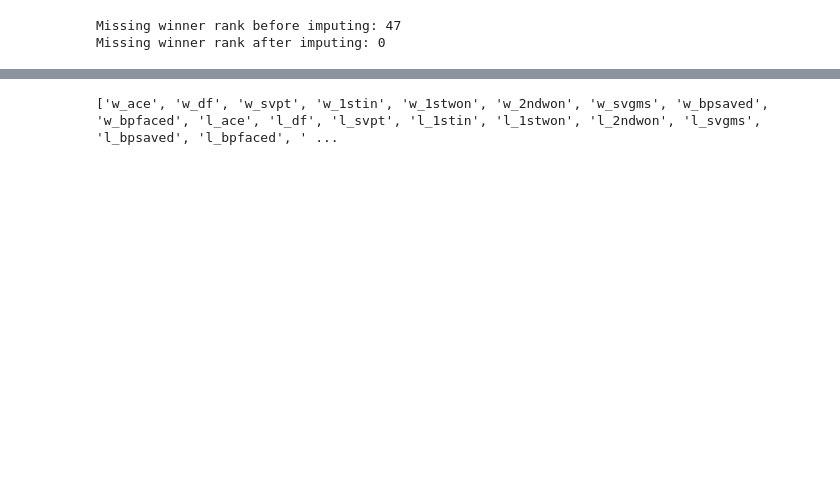
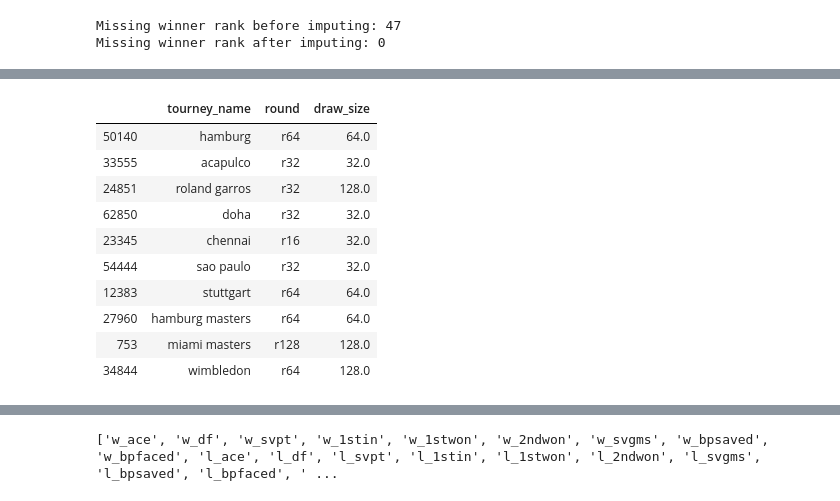
Before and after one commit to sv650s/atp-tennis-predictions, a Jupyter notebook: notebooks/2-atp_preprocessing.ipynb, the cells around one changed output, grey strips where cells are left out. Cells and saved outputs as stored; diff of their text form; code cells hidden in the pictures; blank space fills up the shorter version.

```diff
--- a/notebooks/2-atp_preprocessing.ipynb
+++ b/notebooks/2-atp_preprocessing.ipynb
@@ -336,0 +423,26 @@ Missing winner rank after imputing: 0
+# %%
+# impute draw size for single elimination tournament
+import re
+
+# we are going to impute in reverse order so that we impute with max
+for r in rounds:
+    size = int(re.sub("r", "", r))
+    # impute draw_size for the entire tournament
+    tids = np.unique(matches[(matches["round"] == r) & (matches.draw_size.isnull())][["year_tourney_id"]])
+    matches.loc[matches["year_tourney_id"].isin(tids), "draw_size"] = size
+
+# let's look at the same random samples and see if they look correct
+# round should be < then draw_size
+matches.loc[missing_draw_indexes][["tourney_name", "round", "draw_size"]]
+# %% [output]
+|  | tourney_name | round | draw_size |
+| 50140 | hamburg | r64 | 64.0 |
+| 33555 | acapulco | r32 | 32.0 |
+| 24851 | roland garros | r32 | 128.0 |
+| 62850 | doha | r32 | 32.0 |
+| 23345 | chennai | r16 | 32.0 |
+| 54444 | sao paulo | r32 | 32.0 |
+| 12383 | stuttgart | r64 | 64.0 |
+| 27960 | hamburg masters | r64 | 64.0 |
+| 753 | miami masters | r128 | 128.0 |
+| 34844 | wimbledon | r64 | 128.0 |
```
Also changed, not shown: parts of 26 cells of this notebook.
